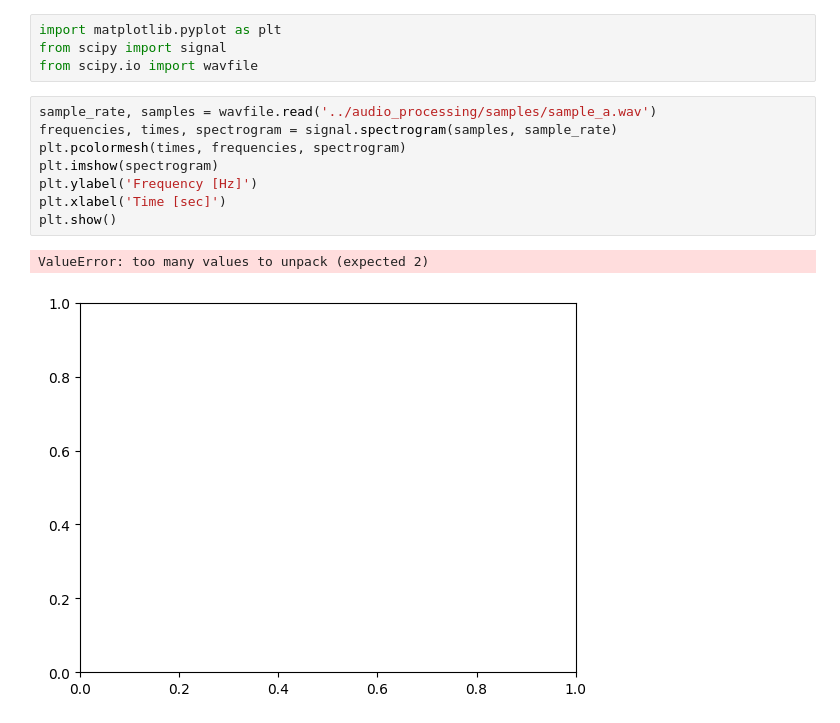
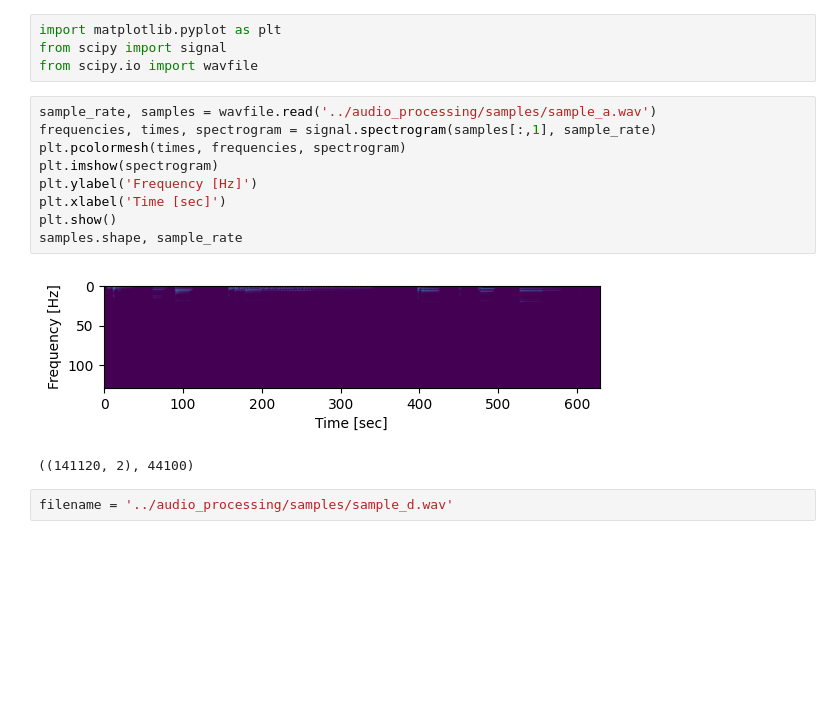
Before and after one commit to bkamuz/data-science, a Jupyter notebook: audio_processing/audiomorph_0.5.ipynb, the cells around one changed output. Saved outputs shown, nothing was run; the diff lists cells and outputs as text; blank space fills up the shorter version.

```diff
--- a/audio_processing/audiomorph_0.5.ipynb
+++ b/audio_processing/audiomorph_0.5.ipynb
@@ -4,12 +4,15 @@ from scipy import signal
 from scipy.io import wavfile
 # %%
 sample_rate, samples = wavfile.read('../audio_processing/samples/sample_a.wav')
-frequencies, times, spectrogram = signal.spectrogram(samples, sample_rate)
+frequencies, times, spectrogram = signal.spectrogram(samples[:,1], sample_rate)
 plt.pcolormesh(times, frequencies, spectrogram)
 plt.imshow(spectrogram)
 plt.ylabel('Frequency [Hz]')
 plt.xlabel('Time [sec]')
 plt.show()
+samples.shape, sample_rate
 # %% [output]
+[figure, new version]
-ValueError: too many values to unpack (expected 2)
+((141120, 2), 44100)
-[figure, old version]
+# %%
+filename = '../audio_processing/samples/sample_d.wav'
```
Also changed, not shown: parts of 2 cells of this notebook, 2 other files.
